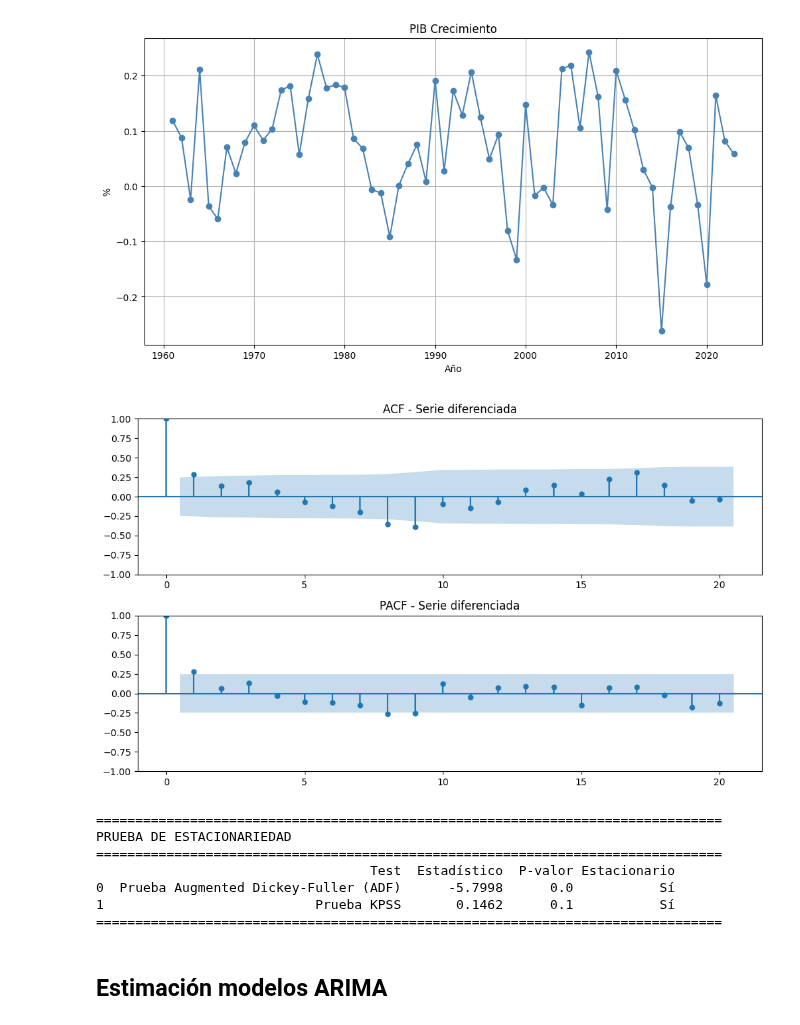
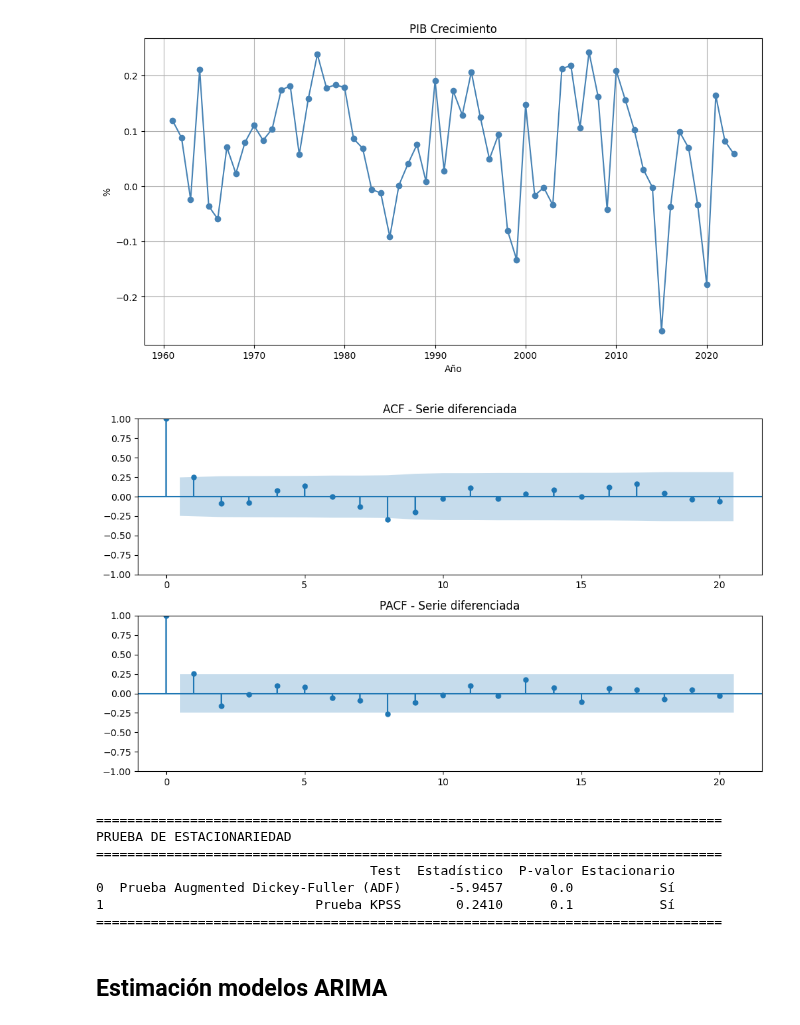
Before and after one commit to fersalme/regresion-lineal-series-tiempo, a Jupyter notebook: 03-modelos-ARMA-ARIMA/01-ejercicios-Python.ipynb, the cells around one changed output. Drawn from its saved outputs; the diff is of its cells as text; code cells hidden in the pictures.

```diff
--- a/03-modelos-ARMA-ARIMA/01-ejercicios-Python.ipynb
+++ b/03-modelos-ARMA-ARIMA/01-ejercicios-Python.ipynb
@@ -181,18 +181,18 @@ plt.show()
 [figure]
 # %%
 # Graficar la funcion de ACF y PACF de la serie diferenciada
-graficar_autocorrelacion(pib_crecimiento, title="Serie diferenciada")
+graficar_autocorrelacion(pib_diff, title="Serie diferenciada")
 
 # Test estacionariedad
-test_estacionariedad(pib_crecimiento)
+test_estacionariedad(pib_diff)
 # %% [output]
-[figure, old version]
+[figure, new version]
 ================================================================================
 PRUEBA DE ESTACIONARIEDAD
 ================================================================================
                                    Test  Estadístico  P-valor Estacionario
-0  Prueba Augmented Dickey-Fuller (ADF)      -5.7998      0.0           Sí
-1                           Prueba KPSS       0.1462      0.1           Sí
+0  Prueba Augmented Dickey-Fuller (ADF)      -5.9457      0.0           Sí
+1                           Prueba KPSS       0.2410      0.1           Sí
 ================================================================================
 # %% [markdown]
 ## Estimación modelos ARIMA
```
Also changed, not shown: parts of 13 cells of this notebook, 4 other files.
